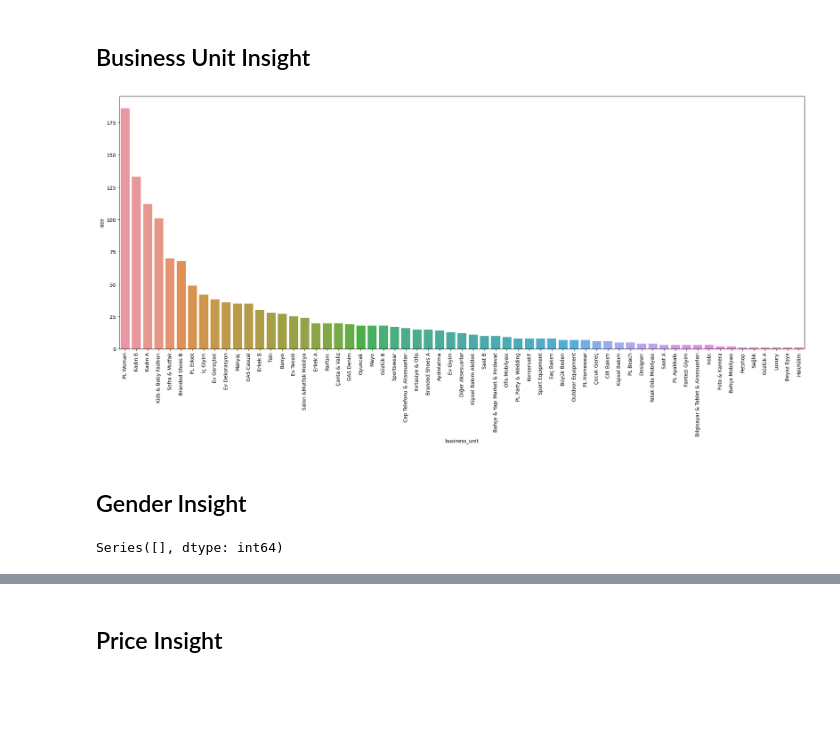
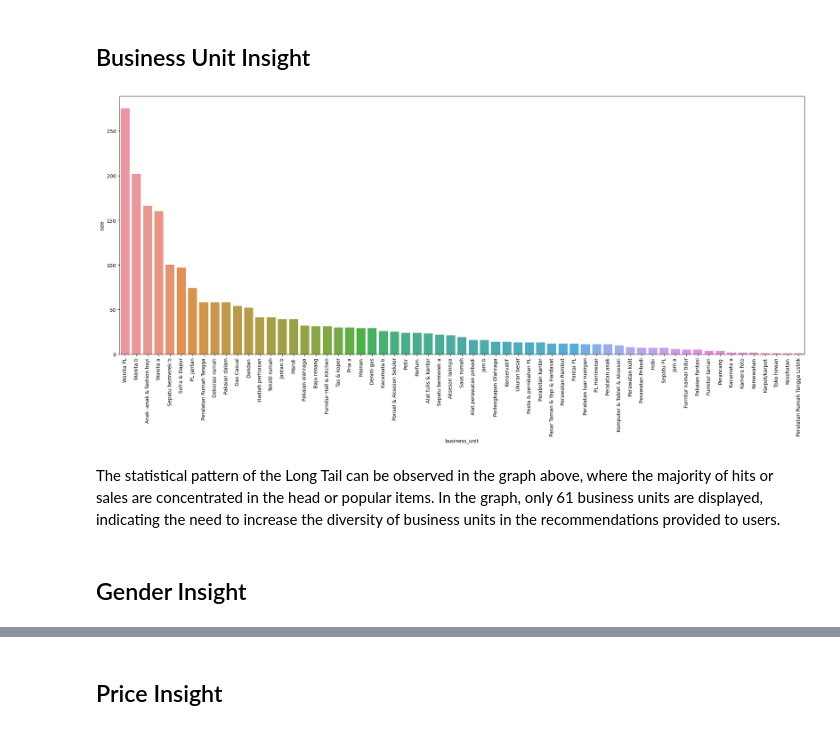
Before and after one commit to BangkitCapstone2023/BarKit-ML, a Jupyter notebook: Fitur2_model/content-based-filtering_machine-learning.ipynb, the cells around one changed output, grey strips where cells are left out. Saved outputs shown, nothing was run; the diff lists cells and outputs as text; code cells hidden in the pictures; blank space fills up the shorter version.

```diff
--- a/Fitur2_model/content-based-filtering_machine-learning.ipynb
+++ b/Fitur2_model/content-based-filtering_machine-learning.ipynb
@@ -26,7 +42,7 @@ import scipy.sparse as sp
 # %% [markdown]
 ## Import Dataset
 # %%
-file_path = r'C:\Users\LENOVO\Bangkit 2023\Barkit-ML\DATASET\recommendation system\reco.csv'
+file_path = r'C:\Users\LENOVO\Bangkit 2023\Barkit-ML\DATASET\recommendation system\reco_translate.csv'
 
 if os.path.isfile(file_path):
     df = pd.read_csv(file_path)
@@ -76,7 +92,7 @@ df.drop(['partition_date', 'ImageLink'], axis=1, inplace=True)
 Product and Image Link columns from main dataset is cataloged.
 # %%
 pd.set_option('display.max_colwidth', None)
-df.drop(df.index[2001:508229], inplace=True)
+df.drop(df.index[3001:508229], inplace=True)
 df.isna().isnull()
 df.dropna(axis=0, inplace=True)
 # %%
@@ -482,15 +217,13 @@ bu.sort_values(by='size',ascending=False,inplace=True)
 bu.reset_index(inplace=True)
 # %%
 plt.figure(figsize=(20,10))
-ax=sns.barplot(x='business_unit',y='size',data=bu.head(100))
+ax=sns.barplot(x='business_unit',y='size',data=bu.head(61))
 plt.xticks(rotation=90)
 plt.tight_layout()
 # %% [output]
-[figure, old version]
+[figure, new version]
+# %% [markdown]
+The statistical pattern of the Long Tail can be observed in the graph above, where the majority of hits or sales are concentrated in the head or popular items. In the graph, only 61 business units are displayed, indicating the need to increase the diversity of business units in the recommendations provided to users.
 # %% [markdown]
 ## Gender Insight
-# %%
-df[df.gender=='Unisex'].groupby('business_unit').size().sort_values(ascending=False).head(50)
-# %% [output]
-Series([], dtype: int64)
 # %%
```
Also changed, not shown: parts of 72 cells of this notebook.
